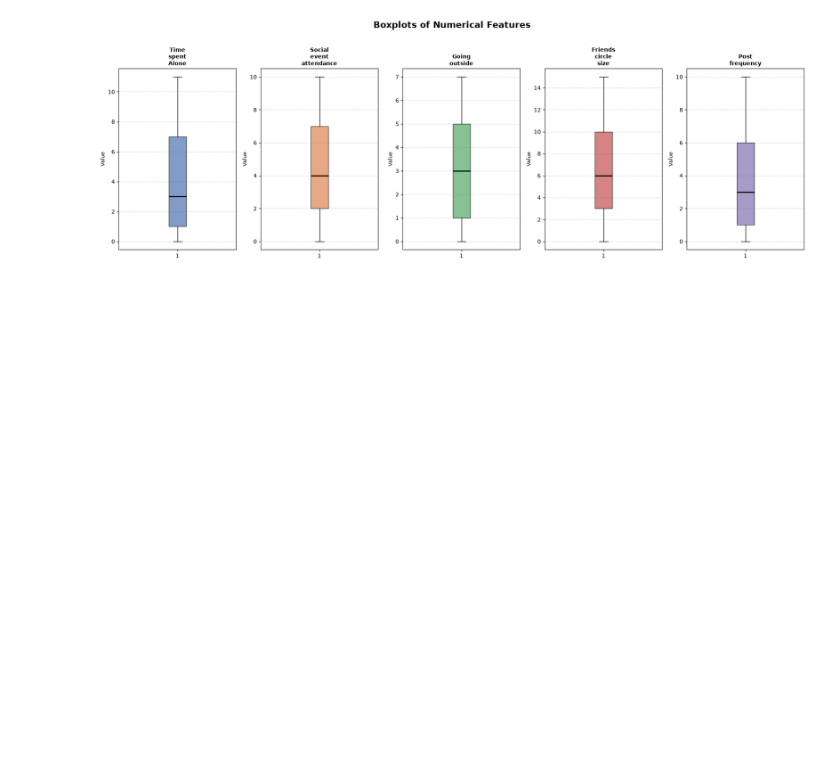
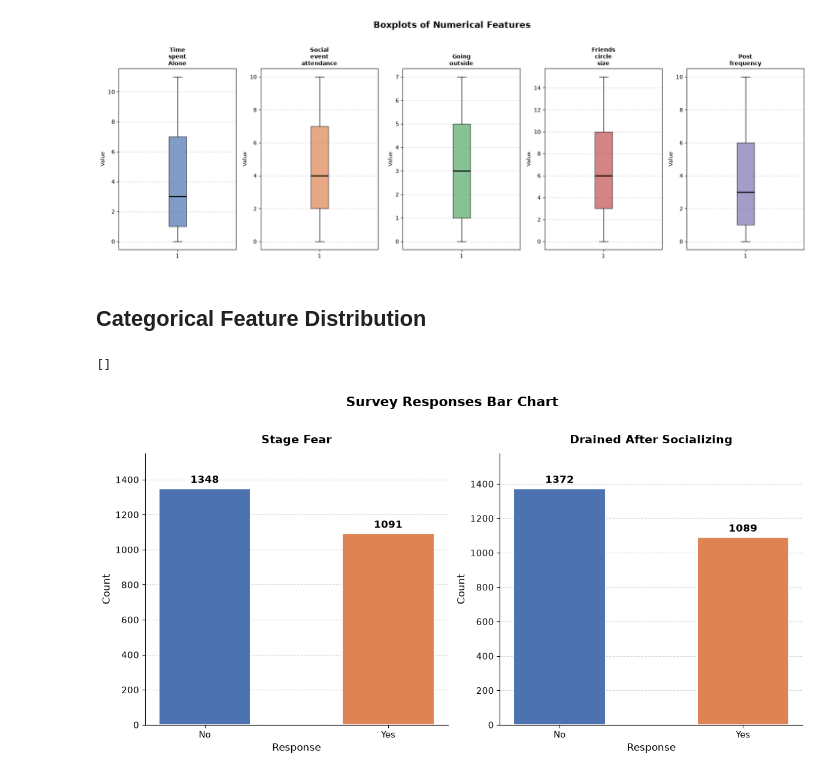
Before and after one commit to MudithMCoder/Introvert-Extrovert-Classification, a Jupyter notebook: pipeline.ipynb, the cells around one changed output. Saved outputs shown, nothing was run; the diff lists cells and outputs as text; code cells hidden in the pictures; blank space fills up the shorter version.

Commit message:
Add categorical feature distribution plot
Insert a notebook section and code cell to visualize categorical distributions for 'Stage_fear' and 'Drained_after_socializing'. The new cell computes value_counts and renders two styled side-by-side bar charts with labels, custom colors, gridlines and axis formatting. Notebook output (figure PNG) and execution metadata are included.

```diff
--- a/pipeline.ipynb
+++ b/pipeline.ipynb
@@ -195,3 +195,57 @@ plt.plot()
 # %% [output]
 []
 [figure]
+# %% [markdown]
+## Categorical Feature Distribution
+# %%
+# Count values for each column
+stage_fear_counts = df['Stage_fear'].value_counts()
+drained_counts = df['Drained_after_socializing'].value_counts()
+
+# Create figure with two subplots side by side
+fig, axes = plt.subplots(1, 2, figsize=(12, 6))
+fig.suptitle('Survey Responses Bar Chart', fontsize=16, fontweight='bold', y=1.02)
+
+# Stage Fear
+colors_sf = ['#4C72B0', '#DD8452']
+bars1 = axes[0].bar(stage_fear_counts.index, stage_fear_counts.values,
+                    color=colors_sf, edgecolor='white', linewidth=1.5, width=0.5)
+axes[0].set_title('Stage Fear', fontsize=14, fontweight='bold', pad=12)
+axes[0].set_xlabel('Response', fontsize=12)
+axes[0].set_ylabel('Count', fontsize=12)
+axes[0].set_ylim(0, stage_fear_counts.max() * 1.15)
+
+# Add value labels on top of bars
+for bar in bars1:
+    height = bar.get_height()
+    axes[0].text(bar.get_x() + bar.get_width() / 2, height + 20,
+                 f'{int(height)}', ha='center', va='bottom', fontsize=12, fontweight='bold')
+
+# Drained After Socializing
+colors_dr = ['#4C72B0', '#DD8452']
+bars2 = axes[1].bar(drained_counts.index, drained_counts.values,
+                    color=colors_dr, edgecolor='white', linewidth=1.5, width=0.5)
+axes[1].set_title('Drained After Socializing', fontsize=14, fontweight='bold', pad=12)
+axes[1].set_xlabel('Response', fontsize=12)
+axes[1].set_ylabel('Count', fontsize=12)
+axes[1].set_ylim(0, drained_counts.max() * 1.15)
+
+# Add value labels on top of bars
+for bar in bars2:
+    height = bar.get_height()
+    axes[1].text(bar.get_x() + bar.get_width() / 2, height + 20,
+                 f'{int(height)}', ha='center', va='bottom', fontsize=12, fontweight='bold')
+
+# Style both axes
+for ax in axes:
+    ax.spines['top'].set_visible(False)
+    ax.spines['right'].set_visible(False)
+    ax.tick_params(axis='both', labelsize=11)
+    ax.yaxis.grid(True, linestyle='--', alpha=0.5)
+    ax.set_axisbelow(True)
+
+plt.tight_layout()
+plt.plot()
+# %% [output]
+[]
+[figure, added]
```
